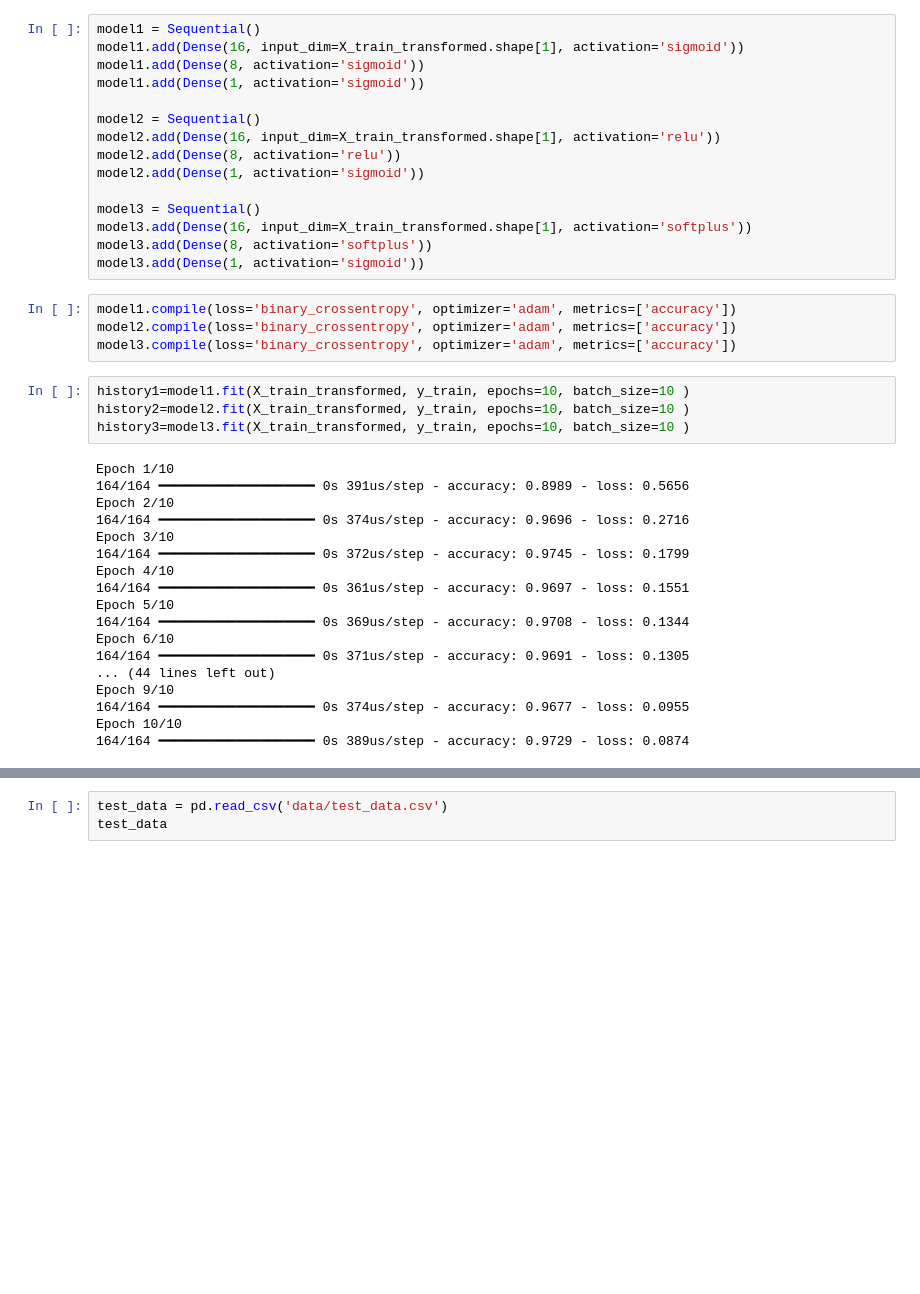
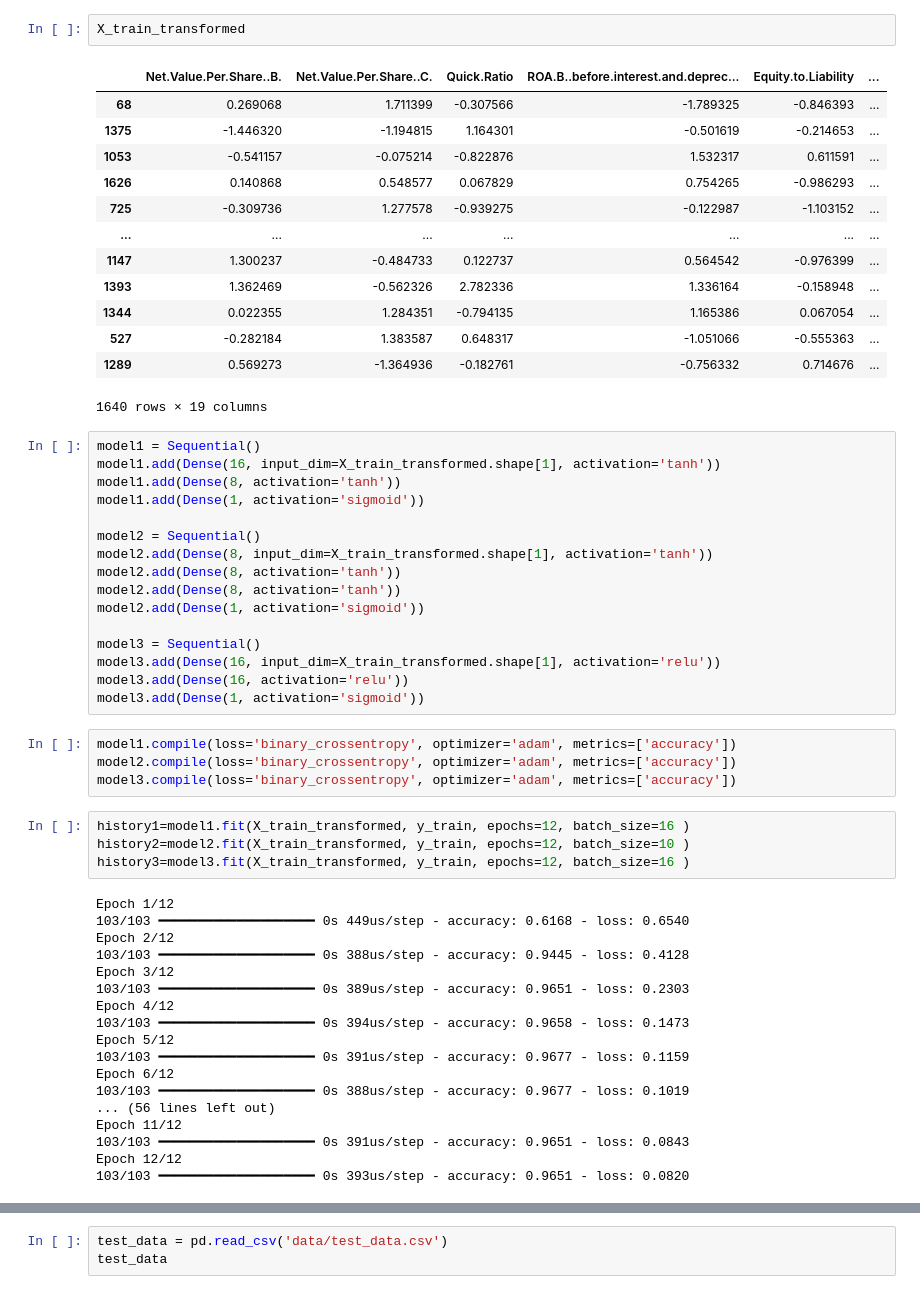
Before and after one commit to molinamarriott/challenge_deep_learning, a Jupyter notebook: code.ipynb, the cells around one changed output, grey strips where cells are left out. Cells and saved outputs as stored; diff of their text form; blank space fills up the shorter version.

```diff
--- a/code.ipynb
+++ b/code.ipynb
@@ -339,44 +361,61 @@ Variables eliminadas por alta correlación:
+# %%
+X_train_transformed
+# %% [output]
+|  | Net.Value.Per.Share..B. | Net.Value.Per.Share..C. | Quick.Ratio | ROA.B..before.interest.and.deprec... | Equity.to.Liability | ... |
+| 68 | 0.269068 | 1.711399 | -0.307566 | -1.789325 | -0.846393 | ... |
+| 1375 | -1.446320 | -1.194815 | 1.164301 | -0.501619 | -0.214653 | ... |
+| 1053 | -0.541157 | -0.075214 | -0.822876 | 1.532317 | 0.611591 | ... |
+| 1626 | 0.140868 | 0.548577 | 0.067829 | 0.754265 | -0.986293 | ... |
+| 725 | -0.309736 | 1.277578 | -0.939275 | -0.122987 | -1.103152 | ... |
+| ... | ... | ... | ... | ... | ... | ... |
+| 1147 | 1.300237 | -0.484733 | 0.122737 | 0.564542 | -0.976399 | ... |
+| 1393 | 1.362469 | -0.562326 | 2.782336 | 1.336164 | -0.158948 | ... |
+| 1344 | 0.022355 | 1.284351 | -0.794135 | 1.165386 | 0.067054 | ... |
+| 527 | -0.282184 | 1.383587 | 0.648317 | -1.051066 | -0.555363 | ... |
+| 1289 | 0.569273 | -1.364936 | -0.182761 | -0.756332 | 0.714676 | ... |
+1640 rows × 19 columns
 # %%
 model1 = Sequential()
-model1.add(Dense(16, input_dim=X_train_transformed.shape[1], activation='sigmoid'))
-model1.add(Dense(8, activation='sigmoid'))
+model1.add(Dense(16, input_dim=X_train_transformed.shape[1], activation='tanh'))
+model1.add(Dense(8, activation='tanh'))
 model1.add(Dense(1, activation='sigmoid'))
 
 model2 = Sequential()
-model2.add(Dense(16, input_dim=X_train_transformed.shape[1], activation='relu'))
-model2.add(Dense(8, activation='relu'))
+model2.add(Dense(8, input_dim=X_train_transformed.shape[1], activation='tanh'))
+model2.add(Dense(8, activation='tanh'))
+model2.add(Dense(8, activation='tanh'))
 model2.add(Dense(1, activation='sigmoid'))
 
 model3 = Sequential()
-model3.add(Dense(16, input_dim=X_train_transformed.shape[1], activation='softplus'))
-model3.add(Dense(8, activation='softplus'))
+model3.add(Dense(16, input_dim=X_train_transformed.shape[1], activation='relu'))
+model3.add(Dense(16, activation='relu'))
 model3.add(Dense(1, activation='sigmoid'))
 # %%
 model1.compile(loss='binary_crossentropy', optimizer='adam', metrics=['accuracy'])
 model2.compile(loss='binary_crossentropy', optimizer='adam', metrics=['accuracy'])
 model3.compile(loss='binary_crossentropy', optimizer='adam', metrics=['accuracy'])
 # %%
-history1=model1.fit(X_train_transformed, y_train, epochs=10, batch_size=10 )
-history2=model2.fit(X_train_transformed, y_train, epochs=10, batch_size=10 )
-history3=model3.fit(X_train_transformed, y_train, epochs=10, batch_size=10 )
+history1=model1.fit(X_train_transformed, y_train, epochs=12, batch_size=16 )
+history2=model2.fit(X_train_transformed, y_train, epochs=12, batch_size=10 )
+history3=model3.fit(X_train_transformed, y_train, epochs=12, batch_size=16 )
 # %% [output]
-Epoch 1/10
-164/164 ━━━━━━━━━━━━━━━━━━━━ 0s 391us/step - accuracy: 0.8989 - loss: 0.5656
-Epoch 2/10
-164/164 ━━━━━━━━━━━━━━━━━━━━ 0s 374us/step - accuracy: 0.9696 - loss: 0.2716
-Epoch 3/10
-164/164 ━━━━━━━━━━━━━━━━━━━━ 0s 372us/step - accuracy: 0.9745 - loss: 0.1799
-Epoch 4/10
-164/164 ━━━━━━━━━━━━━━━━━━━━ 0s 361us/step - accuracy: 0.9697 - loss: 0.1551
-Epoch 5/10
-164/164 ━━━━━━━━━━━━━━━━━━━━ 0s 369us/step - accuracy: 0.9708 - loss: 0.1344
-Epoch 6/10
-164/164 ━━━━━━━━━━━━━━━━━━━━ 0s 371us/step - accuracy: 0.9691 - loss: 0.1305
-... (44 lines left out)
-Epoch 9/10
-164/164 ━━━━━━━━━━━━━━━━━━━━ 0s 374us/step - accuracy: 0.9677 - loss: 0.0955
-Epoch 10/10
-164/164 ━━━━━━━━━━━━━━━━━━━━ 0s 389us/step - accuracy: 0.9729 - loss: 0.0874
+Epoch 1/12
+103/103 ━━━━━━━━━━━━━━━━━━━━ 0s 449us/step - accuracy: 0.6168 - loss: 0.6540
+Epoch 2/12
+103/103 ━━━━━━━━━━━━━━━━━━━━ 0s 388us/step - accuracy: 0.9445 - loss: 0.4128
+Epoch 3/12
+103/103 ━━━━━━━━━━━━━━━━━━━━ 0s 389us/step - accuracy: 0.9651 - loss: 0.2303
+Epoch 4/12
+103/103 ━━━━━━━━━━━━━━━━━━━━ 0s 394us/step - accuracy: 0.9658 - loss: 0.1473
+Epoch 5/12
+103/103 ━━━━━━━━━━━━━━━━━━━━ 0s 391us/step - accuracy: 0.9677 - loss: 0.1159
+Epoch 6/12
+103/103 ━━━━━━━━━━━━━━━━━━━━ 0s 388us/step - accuracy: 0.9677 - loss: 0.1019
+... (56 lines left out)
+Epoch 11/12
+103/103 ━━━━━━━━━━━━━━━━━━━━ 0s 391us/step - accuracy: 0.9651 - loss: 0.0843
+Epoch 12/12
+103/103 ━━━━━━━━━━━━━━━━━━━━ 0s 393us/step - accuracy: 0.9651 - loss: 0.0820
 # %%
 _, accuracy = model1.evaluate(X_test_transformed, y_test)
 print('Accuracy: %.2f' % (accuracy*100))
```
Also changed, not shown: parts of 13 cells of this notebook, 5 other files.
